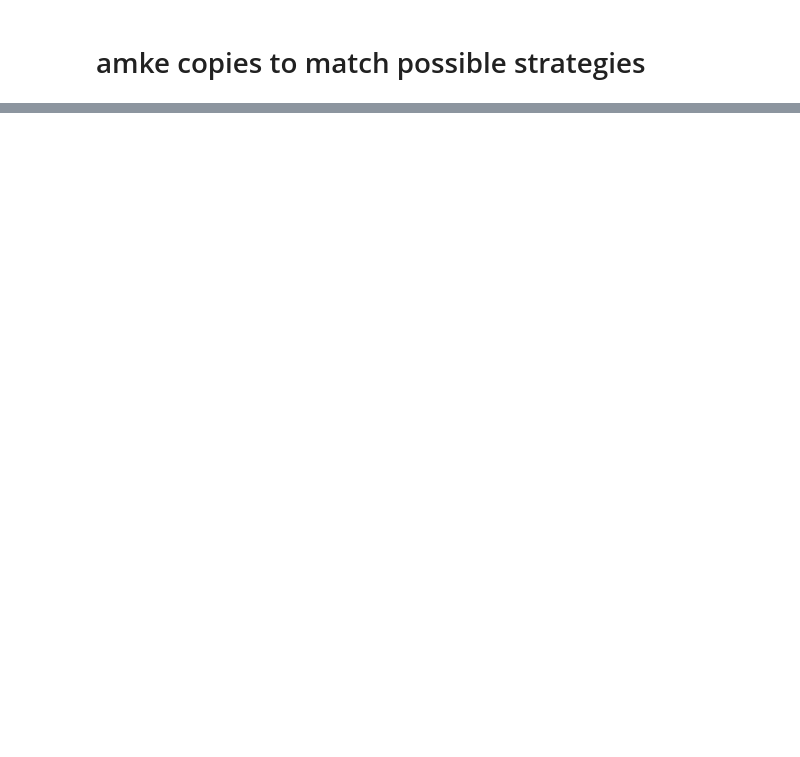
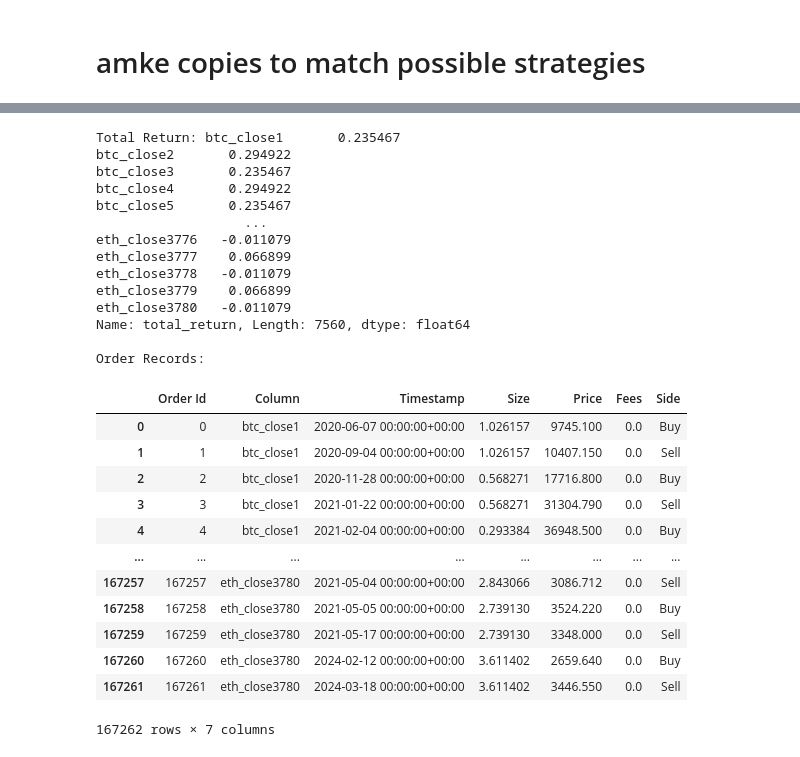
Before and after one commit to gigishub/trading_singapore_digitalocean, a Jupyter notebook: vectorBT/from_order_func_V3.ipynb, the cells around one changed output, grey strips where cells are left out. Drawn from its saved outputs; the diff is of its cells as text; code cells hidden in the pictures; blank space fills up the shorter version.

```diff
--- a/vectorBT/from_order_func_V3.ipynb
+++ b/vectorBT/from_order_func_V3.ipynb
@@ -247,19 +385,19 @@ Open time
 @njit
 def order_func_nb(c, high, low, open_, entries, sl_prices):
     close_price = c.close[c.i, c.col]
-    low_price = low[c.i, c.col]
-    high_price = high[c.i, c.col]
-    open_price = open_[c.i, c.col]
-    print("INDEX", c.i)
-    print("COL", c.col)
-    print('close price:', close_price)
-    print('high price:', high_price)
-    print('low price:', low_price)
-    print('open price:', open_price)
-    print('position size :', c.position_now)
-    print('cash:', c.cash_now)
-    print('entries:', entries[c.i, c.col])
-    print()
+    # low_price = low[c.i, c.col]
+    # high_price = high[c.i, c.col]
+    # open_price = open_[c.i, c.col]
+    # print("INDEX", c.i)
+    # print("COL", c.col)
+    # print('close price:', close_price)
+    # print('high price:', high_price)
+    # print('low price:', low_price)
+    # print('open price:', open_price)
+    # print('position size :', c.position_now)
+    # print('cash:', c.cash_now)
+    # print('entries:', entries[c.i, c.col])
+    # print()
 
 # if in position
     if (c.position_now > 0):
@@ -271,8 +409,8 @@ def order_func_nb(c, high, low, open_, entries, sl_prices):
                 size_type=SizeType.Amount,
                 direction=Direction.LongOnly)
 
-            print('sl hit at Index:', c.i-1)
-            print('sl price:', sl_prices[c.i])
+            # print('sl hit at Index:', c.i-1)
+            # print('sl price:', sl_prices[c.i])
             return value
 
         # check condition to adjust sl
@@ -285,23 +423,23 @@ def order_func_nb(c, high, low, open_, entries, sl_prices):
         if c.i >= 5:  # Ensure there are enough bars to look back
             lowest_low = np.min(low[c.i-2:c.i,c.col])  # Find the lowest low in the last 5 bars
             if (entries[c.i, c.col] == 75):
-                print('sl update before',c.i,sl_prices[c.i])
+                # print('sl update before',c.i,sl_prices[c.i])
                 update1 = lowest_low * 0.90
                 if update1 > sl_prices[c.i]:
                     sl_prices[:]= update1
-                    print('sl update after at index',c.i,sl_prices[c.i])
+                    # print('sl update after at index',c.i,sl_prices[c.i])
             if (entries[c.i, c.col] == 50):
                 update2 = lowest_low * 0.95
                 if update2 > sl_prices[c.i]:
-                    print('sl update before',c.i,sl_prices[c.i])
+                    # print('sl update before',c.i,sl_prices[c.i])
                     sl_prices[:]= update2
-                print('sl update after at index',c.i,sl_prices[c.i])
+                # print('sl update after at index',c.i,sl_prices[c.i])
             if (entries[c.i, c.col] == 25):
                 update3 = lowest_low * 0.98
                 if update3 > sl_prices[c.i]:
-                    print('sl update before',c.i,sl_prices[c.i])
+                    # print('sl update before',c.i,sl_prices[c.i])
                     update3 = lowest_low * 0.98
-                print('sl update after at index',c.i,sl_prices[c.i])
+                # print('sl update after at index',c.i,sl_prices[c.i])
 
     # if not in position search for position to enter
     elif (c.position_now == 0) & (c.i != 0):
@@ -318,10 +456,10 @@ def order_func_nb(c, high, low, open_, entries, sl_prices):
                 raise_reject=True  # Raise an error if the order is rejected
             )
             sl_prices[:] = sl_price
-            print('sl to put in array price:', sl_price)
-            print('sl array',sl_prices[1])   # Save the SL price using a single index
-            print('long order', c.i,order)
-            print()
+            # print('sl to put in array price:', sl_price)
+            # print('sl array',sl_prices[1])   # Save the SL price using a single index
+            # print('long order', c.i,order)
+            # print()
             return order
 
 
@@ -330,33 +468,61 @@ def order_func_nb(c, high, low, open_, entries, sl_prices):
 
 
 open_ = comb_open.to_numpy()
 high = comb_high.to_numpy()
 low = comb_low.to_numpy()
 close = comb_close
 entries = trend.ma_cross_rsi.to_numpy()
 
 # Create an array to store SL prices
 sl_prices = np.full(close.shape[0], np.nan)  # Use a 1D array
 # Create portfolio
 pf = vbt.Portfolio.from_order_func(
     close,           # Price DataFrame
     order_func_nb,
     high,
     low,
     open_,
     entries,    # Order function
     sl_prices,  # Pass the SL prices array
     init_cash=100000,  # Initial cash balance
 )
 
 # Display some portfolio performance metrics
 print("Total Return:", pf.total_return())
 print("\nOrder Records:")
 
 pf.orders.records_readable
 
 # Optional: Plot equity curve
 # pf.plot().show()
+# %% [output]
+Total Return: btc_close1       0.235467
+btc_close2       0.294922
+btc_close3       0.235467
+btc_close4       0.294922
+btc_close5       0.235467
+                   ...
+eth_close3776   -0.011079
+eth_close3777    0.066899
+eth_close3778   -0.011079
+eth_close3779    0.066899
+eth_close3780   -0.011079
+Name: total_return, Length: 7560, dtype: float64
+
+Order Records:
+|  | Order Id | Column | Timestamp | Size | Price | Fees | Side |
+| 0 | 0 | btc_close1 | 2020-06-07 00:00:00+00:00 | 1.026157 | 9745.100 | 0.0 | Buy |
+| 1 | 1 | btc_close1 | 2020-09-04 00:00:00+00:00 | 1.026157 | 10407.150 | 0.0 | Sell |
+| 2 | 2 | btc_close1 | 2020-11-28 00:00:00+00:00 | 0.568271 | 17716.800 | 0.0 | Buy |
+| 3 | 3 | btc_close1 | 2021-01-22 00:00:00+00:00 | 0.568271 | 31304.790 | 0.0 | Sell |
+| 4 | 4 | btc_close1 | 2021-02-04 00:00:00+00:00 | 0.293384 | 36948.500 | 0.0 | Buy |
+| ... | ... | ... | ... | ... | ... | ... | ... |
+| 167257 | 167257 | eth_close3780 | 2021-05-04 00:00:00+00:00 | 2.843066 | 3086.712 | 0.0 | Sell |
+| 167258 | 167258 | eth_close3780 | 2021-05-05 00:00:00+00:00 | 2.739130 | 3524.220 | 0.0 | Buy |
+| 167259 | 167259 | eth_close3780 | 2021-05-17 00:00:00+00:00 | 2.739130 | 3348.000 | 0.0 | Sell |
+| 167260 | 167260 | eth_close3780 | 2024-02-12 00:00:00+00:00 | 3.611402 | 2659.640 | 0.0 | Buy |
+| 167261 | 167261 | eth_close3780 | 2024-03-18 00:00:00+00:00 | 3.611402 | 3446.550 | 0.0 | Sell |
+167262 rows × 7 columns
 # %%
 check = pf.orders.records_readable.sort_values(by='Timestamp')
 check
```
Also changed, not shown: parts of 9 cells of this notebook, 23 other files.
